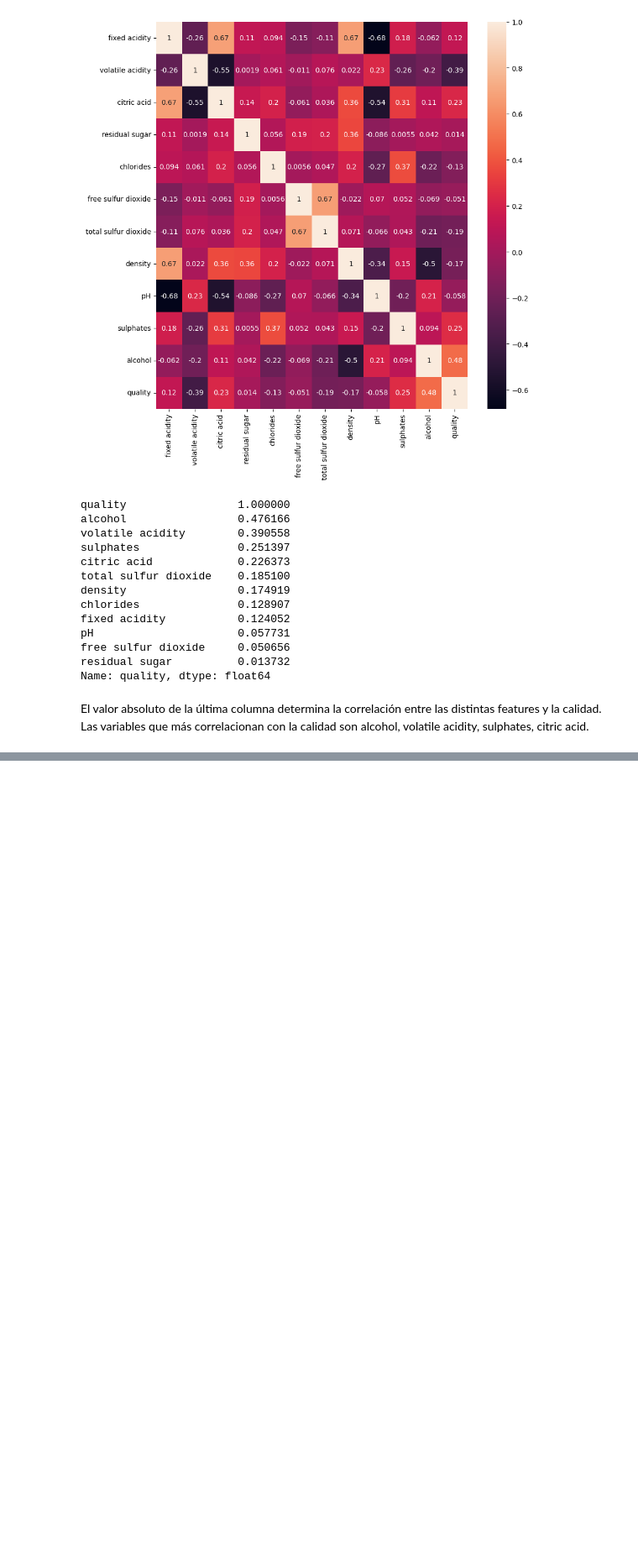
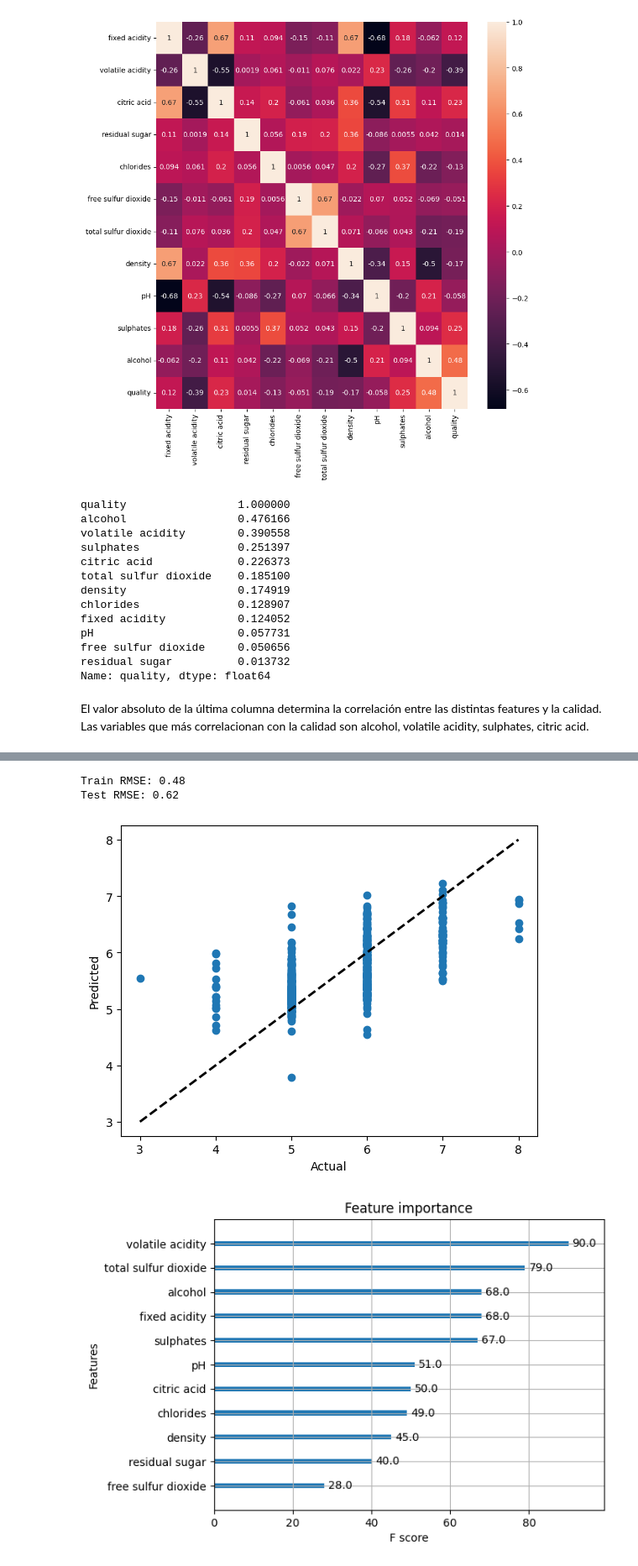
Before and after one commit to leopoldoagorio/Challenges, a Jupyter notebook: VinhoVerde.ipynb, the cells around one changed output, grey strips where cells are left out. Shown: that part at 84% size. Cells and saved outputs as stored; diff of their text form; code cells hidden in the pictures; blank space fills up the shorter version.

```diff
--- a/VinhoVerde.ipynb
+++ b/VinhoVerde.ipynb
@@ -264,0 +338,41 @@ Las variables que más correlacionan con la calidad son alcohol, volatile acidit
+# %%
+import xgboost as xgb
+from sklearn.metrics import mean_squared_error
+
+# create the training and test sets
+X_train = train[features]
+y_train = train[target]
+X_test = test[features]
+y_test = test[target]
+
+# create the XGBoost model
+xgb_model = xgb.XGBRegressor(objective='reg:squarederror', n_estimators=100, max_depth=3, learning_rate=0.1, random_state=42)
+
+# train the model
+xgb_model.fit(X_train, y_train)
+
+# predict the test set
+y_pred = xgb_model.predict(X_test)
+
+# compute train RMSE and test RMSE
+train_rmse = np.sqrt(mean_squared_error(y_train, xgb_model.predict(X_train)))
+test_rmse = np.sqrt(mean_squared_error(y_test, xgb_model.predict(X_test)))
+
+print(f'Train RMSE: {train_rmse:.2f}')
+print(f'Test RMSE: {test_rmse:.2f}')
+
+# plot the predicted vs actual values for the test set
+plt.scatter(y_test, y_pred)
+plt.plot([y_test.min(), y_test.max()], [y_test.min(), y_test.max()], 'k--', lw=2)
+plt.xlabel('Actual')
+plt.ylabel('Predicted')
+plt.show()
+
+# sanity check: plot the feature importances
+xgb.plot_importance(xgb_model)
+plt.show()
+# %% [output]
+Train RMSE: 0.48
+Test RMSE: 0.62
+[figure, added]
+[figure, added]
```
Also changed, not shown: parts of 4 cells of this notebook.
